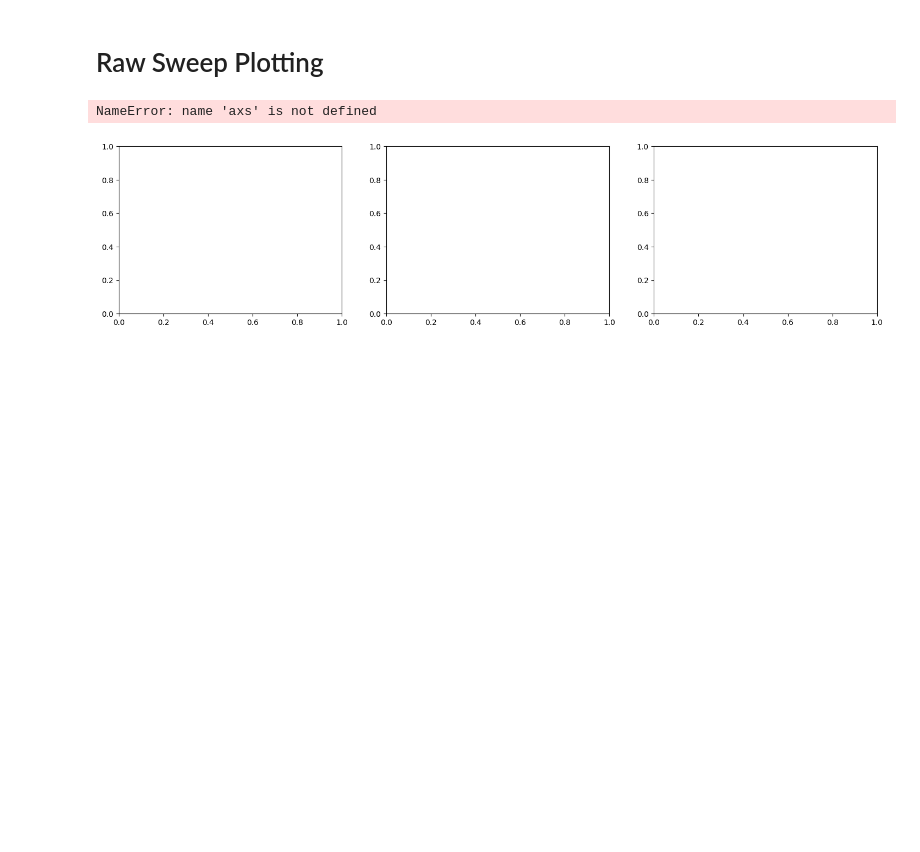
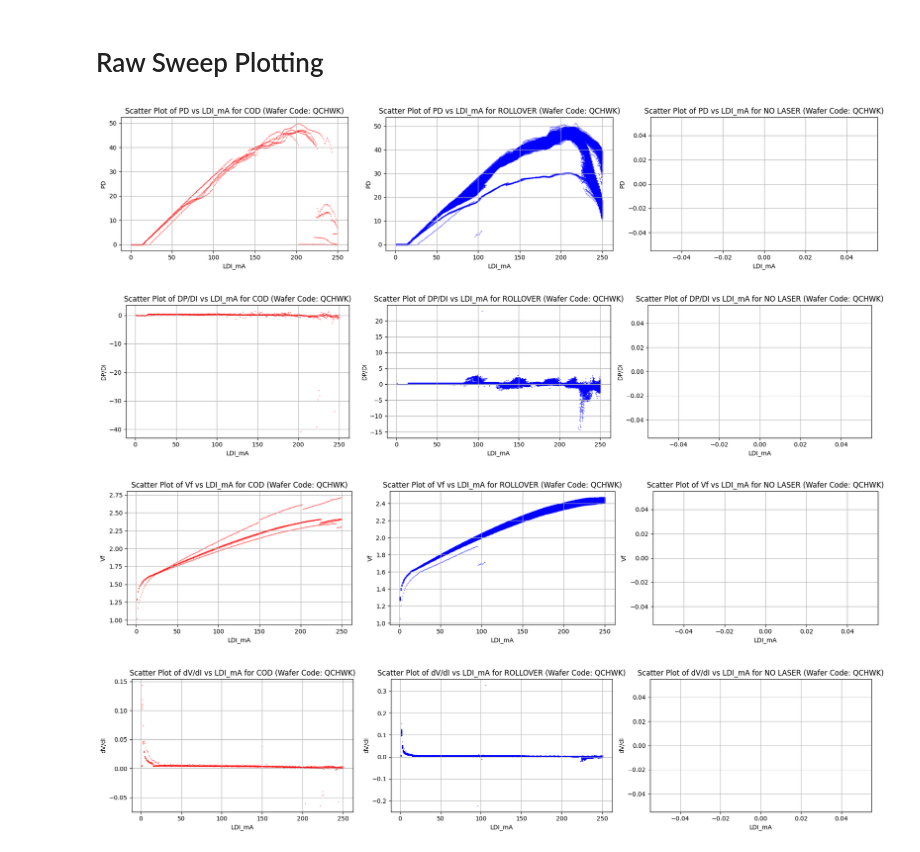
Before and after one commit to VadanKhan/liv-cod-algorithm, a Jupyter notebook: liv_cod_algorithm/cod_algorithm.ipynb, the cells around one changed output. Saved outputs shown, nothing was run; the diff lists cells and outputs as text; code cells hidden in the pictures; blank space fills up the shorter version.

```diff
--- a/liv_cod_algorithm/cod_algorithm.ipynb
+++ b/liv_cod_algorithm/cod_algorithm.ipynb
@@ -421,17 +420,15 @@ final_wafer_summary_table.to_csv(cod_summary_file_path / f"{summaryfile_name}_wa
 # %% [markdown]
 ## COD rate against type comparison
 # %%
-# Calculate the MSE error on the percentages using the proportion rule
 def calculate_mse(p, n):
     return np.sqrt((p * (1 - p)) / n)
 
 
-# Iterate over each raw sweeps dataframe in the list and calculate the MSE error on the percentages
-for cod_summary in device_summary_tables:
-    wafer_code = cod_summary["WAFER_ID"].iloc[0]
+def plot_cod_fail_rate(device_summary_table):
+    wafer_code = device_summary_table["WAFER_ID"].iloc[0]
     mse_data = []
-    for t in cod_summary["TYPE"].unique():
-        type_data = cod_summary[cod_summary["TYPE"] == t]
+    for t in device_summary_table["TYPE"].unique():
+        type_data = device_summary_table[device_summary_table["TYPE"] == t]
         type_cod_roll_eval_counts = type_data["COD_ROLL_EVAL"].value_counts()
 
         # Calculate proportions
@@ -464,9 +461,13 @@ for cod_summary in device_summary_tables:
     )
     plt.xlabel("Type")
     plt.ylabel("COD Fail Rate")
-    plt.ylim([0, 30])
+    plt.ylim([0, mse_df["COD_prop"].max() + 1])  # Set max ylim dynamically
     plt.title(f"{wafer_code}: - COD Fail Rate by Type with Confidence Intervals")
     plt.legend(loc="upper center")
     plt.grid(True)
     plt.show()
+
+
+for device_summary_table in device_summary_tables:
+    plot_cod_fail_rate(device_summary_table)
 # %% [output]
@@ -482,15 +483,12 @@ QCHWK:
 # %% [markdown]
 # Raw Sweep Plotting
 # %%
-# Iterate over all raw sweeps dataframes and create subplots for each of the 3 types (COD, ROLLOVER, and NO LASER)
-for df_raw_sweeps in annotated_sweeps_tables:
-    wafer_code = df_raw_sweeps["WAFER_ID"].iloc[0]
-
-    # Scatter plot of PD against LDI_mA with subplots for each COD_ROLL_EVAL type
-    fig, ax2 = plt.subplots(1, 3, figsize=(18, 4))
+def plot_sweep_data(df_raw_sweeps, wafer_code):
     cod_roll_eval_types = ["COD", "ROLLOVER", "NO LASER"]
     colors = ["red", "blue", "orange"]
 
+    # Scatter plot of PD against LDI_mA with subplots for each COD_ROLL_EVAL type
+    fig, axs = plt.subplots(1, 3, figsize=(18, 4))
     for ax, cod_type, color in zip(axs, cod_roll_eval_types, colors):
         group = df_raw_sweeps[df_raw_sweeps["COD_ROLL_EVAL"] == cod_type]
         ax.scatter(group["LDI_mA"], group["PD"], alpha=0.8, s=0.2, color=color)
@@ -498,13 +496,11 @@ for df_raw_sweeps in annotated_sweeps_tables:
         ax.set_xlabel("LDI_mA")
         ax.set_ylabel("PD")
         ax.grid(True)
-
     plt.tight_layout()
     plt.show()
 
     # Plot DP/DI against LDI_mA with subplots for each COD_ROLL_EVAL type
     fig, axs = plt.subplots(1, 3, figsize=(18, 4))
-
     for ax, cod_type, color in zip(axs, cod_roll_eval_types, colors):
         group = df_raw_sweeps[df_raw_sweeps["COD_ROLL_EVAL"] == cod_type]
         ax.scatter(group["LDI_mA"], group["DP/DI"], alpha=0.8, s=0.2, color=color)
@@ -512,39 +508,42 @@ for df_raw_sweeps in annotated_sweeps_tables:
         ax.set_xlabel("LDI_mA")
         ax.set_ylabel("DP/DI")
         ax.grid(True)
-
     plt.tight_layout()
     plt.show()
 
     # Scatter plot of Vf against LDI_mA with subplots for each COD_ROLL_EVAL type
     fig, axs = plt.subplots(1, 3, figsize=(18, 4))
-
     for ax, cod_type, color in zip(axs, cod_roll_eval_types, colors):
         group = df_raw_sweeps[df_raw_sweeps["COD_ROLL_EVAL"] == cod_type]
         ax.scatter(group["LDI_mA"], group["Vf"], alpha=0.8, s=0.2, color=color)
         ax.set_title(f"Scatter Plot of Vf vs LDI_mA for {cod_type} (Wafer Code: {wafer_code})")
         ax.set_xlabel("LDI_mA")
         ax.set_ylabel("Vf")
         ax.grid(True)
-
     plt.tight_layout()
     plt.show()
 
     # Plot dV/dI against LDI_mA with subplots for each COD_ROLL_EVAL type
     fig, axs = plt.subplots(1, 3, figsize=(18, 4))
-
     for ax, cod_type, color in zip(axs, cod_roll_eval_types, colors):
         group = df_raw_sweeps[df_raw_sweeps["COD_ROLL_EVAL"] == cod_type]
         ax.scatter(group["LDI_mA"], group["dV/dI"], alpha=0.8, s=0.2, color=color)
         ax.set_title(f"Scatter Plot of dV/dI vs LDI_mA for {cod_type} (Wafer Code: {wafer_code})")
         ax.set_xlabel("LDI_mA")
         ax.set_ylabel("dV/dI")
         ax.grid(True)
-
     plt.tight_layout()
     plt.show()
+
+
+# Calling Code
+for df_raw_sweeps in annotated_sweeps_tables:
+    wafer_code = df_raw_sweeps["WAFER_ID"].iloc[0]
+    plot_sweep_data(df_raw_sweeps, wafer_code)
 # %% [output]
-NameError: name 'axs' is not defined
-[figure, old version]
+[figure, new version]
+[figure, added]
+[figure, added]
+[figure, added]
 # %%
 # Function to plot PD/LDI and Vf/LDI for a specific laser and wafer
```
Also changed, not shown: parts of 4 cells of this notebook, 3 other files.
